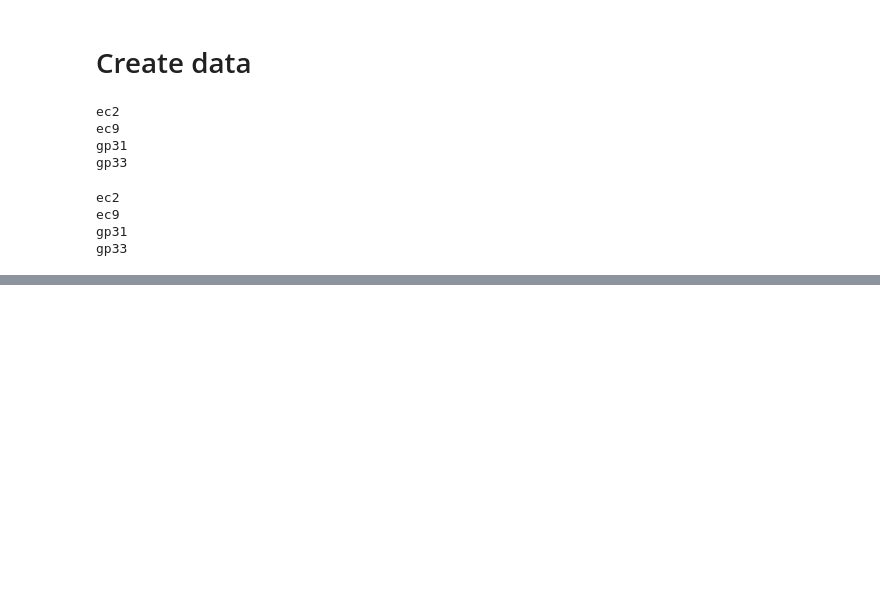
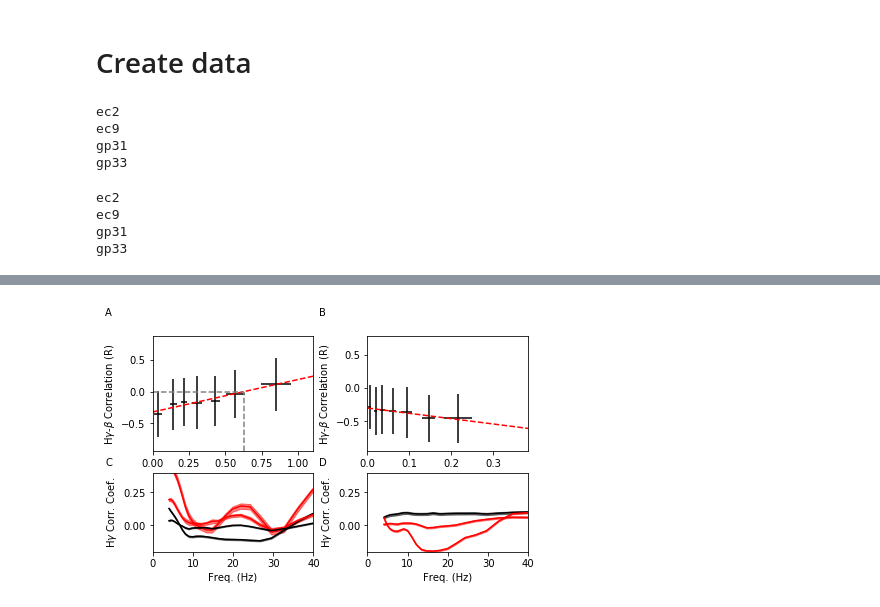
Before and after one commit to BouchardLab/cv_paper_plots, a Jupyter notebook: xfreq/xfreq_plots.ipynb, the cells around one changed output, grey strips where cells are left out. Cells and saved outputs as stored; diff of their text form; code cells hidden in the pictures; blank space fills up the shorter version.

```diff
--- a/xfreq/xfreq_plots.ipynb
+++ b/xfreq/xfreq_plots.ipynb
@@ -114,0 +144,23 @@ plt.show()
+# %%
+reload(xfreq_analysis)
+xfreq_analysis.plot_power_correlations('ec2', ax0, num=2)
+xfreq_analysis.plot_power_correlations('gp31', ax1, num=2)
+
+xfreq_analysis.plot_resolved_power_correlations(['ec2', 'gp33'], ax2)
+xfreq_analysis.plot_resolved_power_correlations(['ec9', 'gp31'], ax3)
+
+x0 = .005
+y0 = .97
+x1 = .501
+y1 = .45
+
+f.text(x0, y0, 'A')
+f.text(x1, y0, 'B')
+f.text(x0, y1, 'C')
+f.text(x1, y1, 'D')
+
+plt.savefig('/home/jesse/Downloads/xfreq2.pdf')
+
+plt.show()
+# %% [output]
+[figure, added]
```
Also changed, not shown: parts of 7 cells of this notebook, 1 other file.
